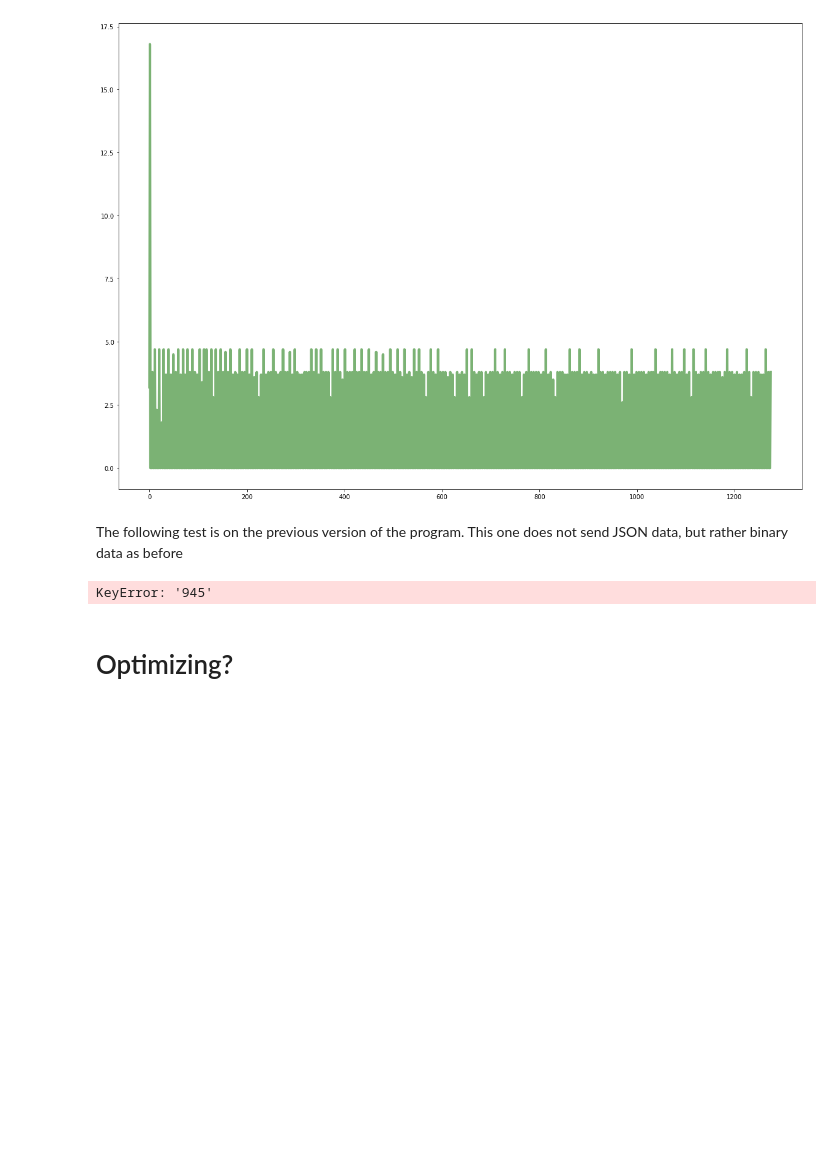
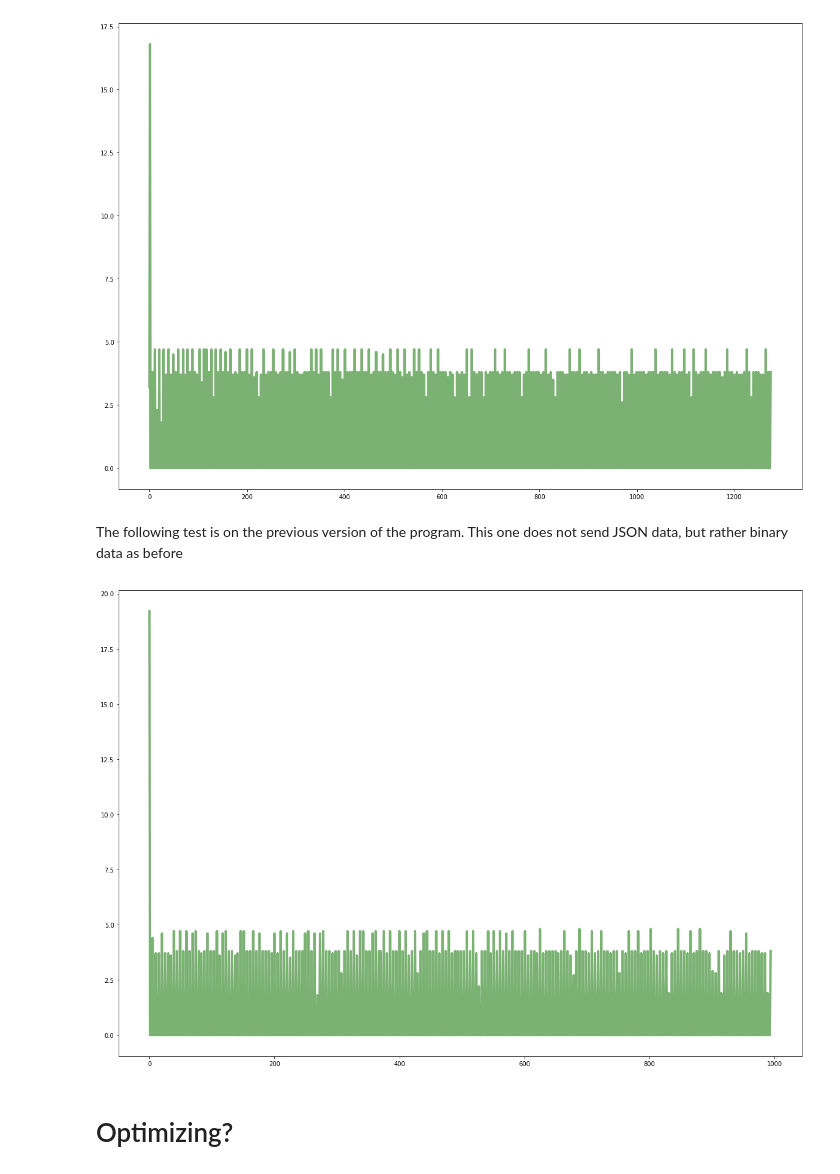
Before and after one commit to ThibaultHuyet/data_parsing, a Jupyter notebook: Notebooks/RPi_Perf2.ipynb, the cells around one changed output. Saved outputs shown, nothing was run; the diff lists cells and outputs as text; code cells hidden in the pictures; blank space fills up the shorter version.

```diff
--- a/Notebooks/RPi_Perf2.ipynb
+++ b/Notebooks/RPi_Perf2.ipynb
@@ -654,15 +654,15 @@ The following test is on the previous version of the program. This one does not
 # %%
 debugCPU1, debugMEM1 = readFile(results)
 
-main = np.array(debugCPU1['945'])
+main = np.array(debugCPU1['1195'])
 
 fig = plt.figure(figsize = (20, 14))
 ax = fig.add_subplot(111, label = "Comparison")
 
 ax.plot(main, color = C[0], label = 'Mean', linewidth = 4)
 plt.show()
 # %% [output]
-KeyError: '945'
+[figure, added]
 # %% [markdown]
 # Optimizing?
 # %%
```
